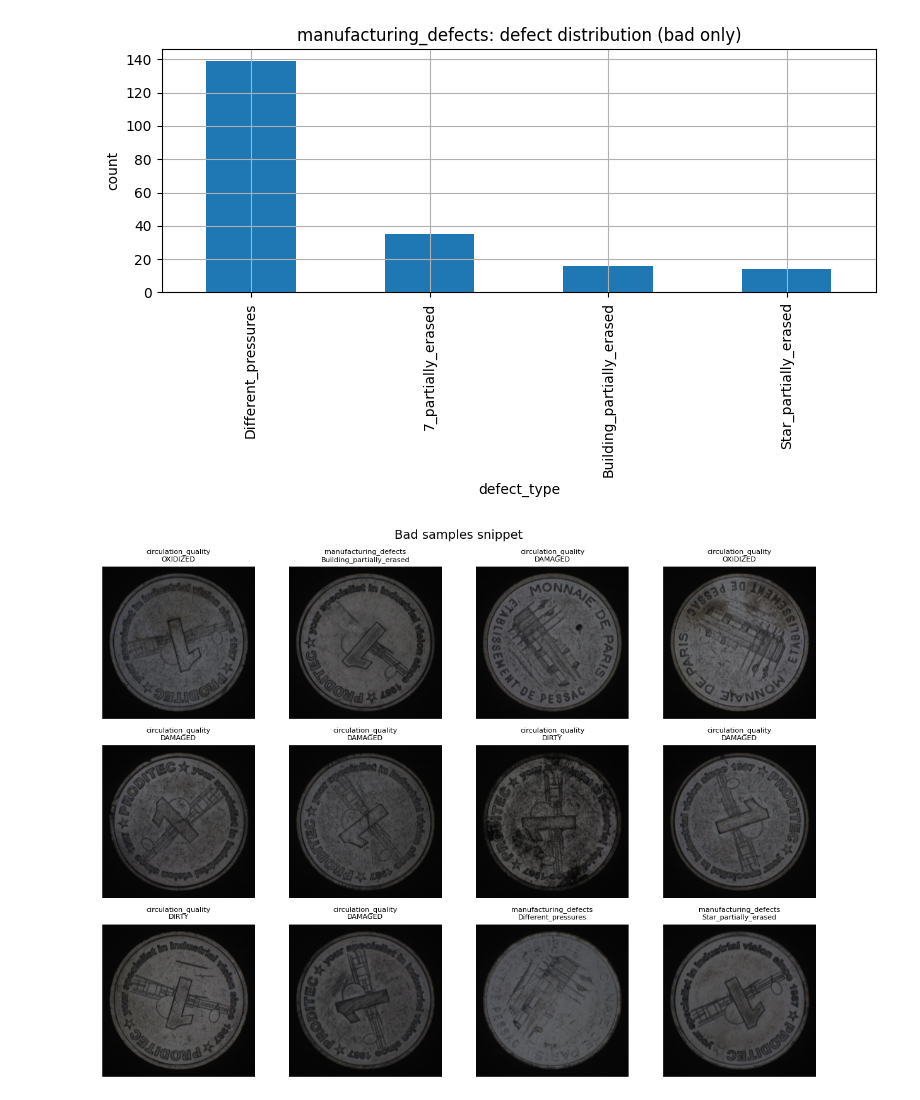
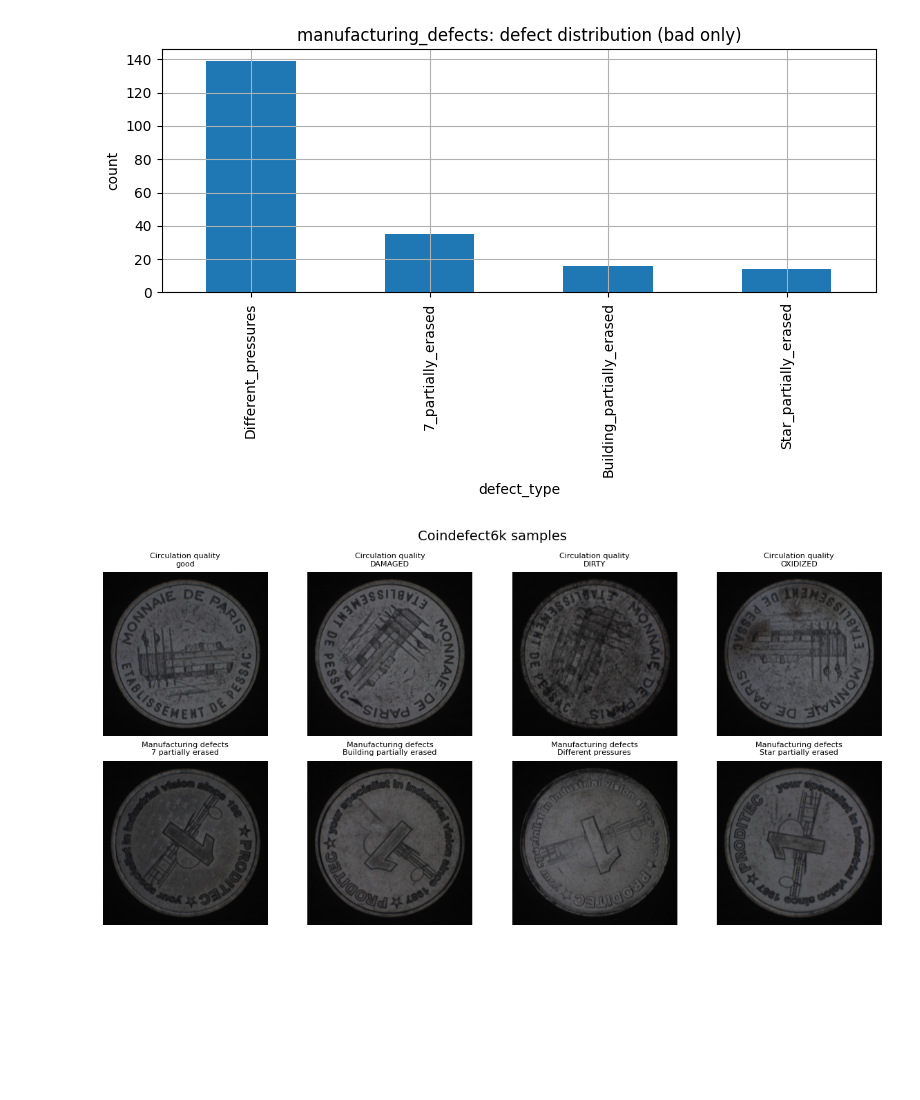
Before and after one commit to sbobek/coindefect6k, a Jupyter notebook: coindefect6k_dataset_analysis.ipynb, the cells around one changed output. Cells and saved outputs as stored; diff of their text form; code cells hidden in the pictures; blank space fills up the shorter version.

Commit message:
Improved sample plotting assuring all defects are visualised

```diff
--- a/coindefect6k_dataset_analysis.ipynb
+++ b/coindefect6k_dataset_analysis.ipynb
@@ -195,34 +195,67 @@ for ds_key in df['dataset_key'].unique():
 [figure]
 # %%
 # ===================== 6) Sample grid (bad only) =====================
+# ===================== 6) Sample grid (all classes: defects + normal) =====================
 
-def show_sample_grid(df_in, n=12, title='Samples', filename=None):
+def show_sample_grid(df_in, n=12, title='Samples', filename=None, ensure_all_classes=False, per_class=1):
     if len(df_in) == 0:
         print('No images to show')
         return
 
-    sample = df_in.sample(min(n, len(df_in)), random_state=SEED)
+    # --- NEW: ensure we show good + all defect types (per dataset_key) ---
+    if ensure_all_classes:
+        # one (or per_class) sample(s) per (dataset_key, defect_type)
+        def _sample_group(g):
+            k = min(per_class, len(g))
+            # make sampling deterministic per group
+            return g.sample(k, random_state=SEED)
+
+        sample = (
+            df_in
+            .groupby(['dataset_key', 'defect_type'], group_keys=False)
+            .apply(_sample_group)
+            .reset_index(drop=True)
+        )
+
+        # Optional: put "good" first within each dataset, then alphabetical
+        sample['__is_good'] = (sample['defect_type'] == 'good').astype(int)
+        sample = sample.sort_values(['dataset_key', '__is_good', 'defect_type'], ascending=[True, False, True])
+        sample = sample.drop(columns='__is_good')
+
+    else:
+        # original behavior: random sample
+        sample = df_in.sample(min(n, len(df_in)), random_state=SEED)
+
     ncols = 4
     nrows = int(np.ceil(len(sample) / ncols))
     fig, axes = plt.subplots(nrows, ncols, figsize=(3*ncols, 3*nrows))
     axes = np.array(axes).reshape(nrows, ncols)
 
     for ax in axes.flat:
         ax.axis('off')
 
     for i, (_, row) in enumerate(sample.iterrows()):
         r, c = divmod(i, ncols)
         img = Image.open(row['path']).convert('RGB')
         axes[r, c].imshow(img)
-        axes[r, c].set_title(f"{row['dataset_key']}\n{row['defect_type']}", fontsize=8)
+        axes[r, c].set_title(
+            f"{row['dataset_key'].replace('_', ' ').capitalize()}\n{row['defect_type'].replace('_', ' ')}",
+            fontsize=8
+        )
 
     fig.suptitle(title, fontsize=14)
     plt.tight_layout()
     if filename:
         plt.savefig(OUTPUT_DIR / filename, bbox_inches='tight', format='png')
     plt.show()
 
 
-show_sample_grid(df[df.label_main == 'bad'], n=12, title='Bad samples snippet', filename='bad_samples.png')
+df_vis = pd.concat([
+    df[df.label_main == 'bad'],
+    df[(df.label_main == 'good') & (df['dataset_key'].str.contains('circulation', case=False, na=False))]
+], ignore_index=True)
+
+
+show_sample_grid(df_vis, n=8, title='CoinDefect6k samples', ensure_all_classes=True,filename='bad_samples.png')
 # %% [output]
-[figure, old version]
+[figure, new version]
```
